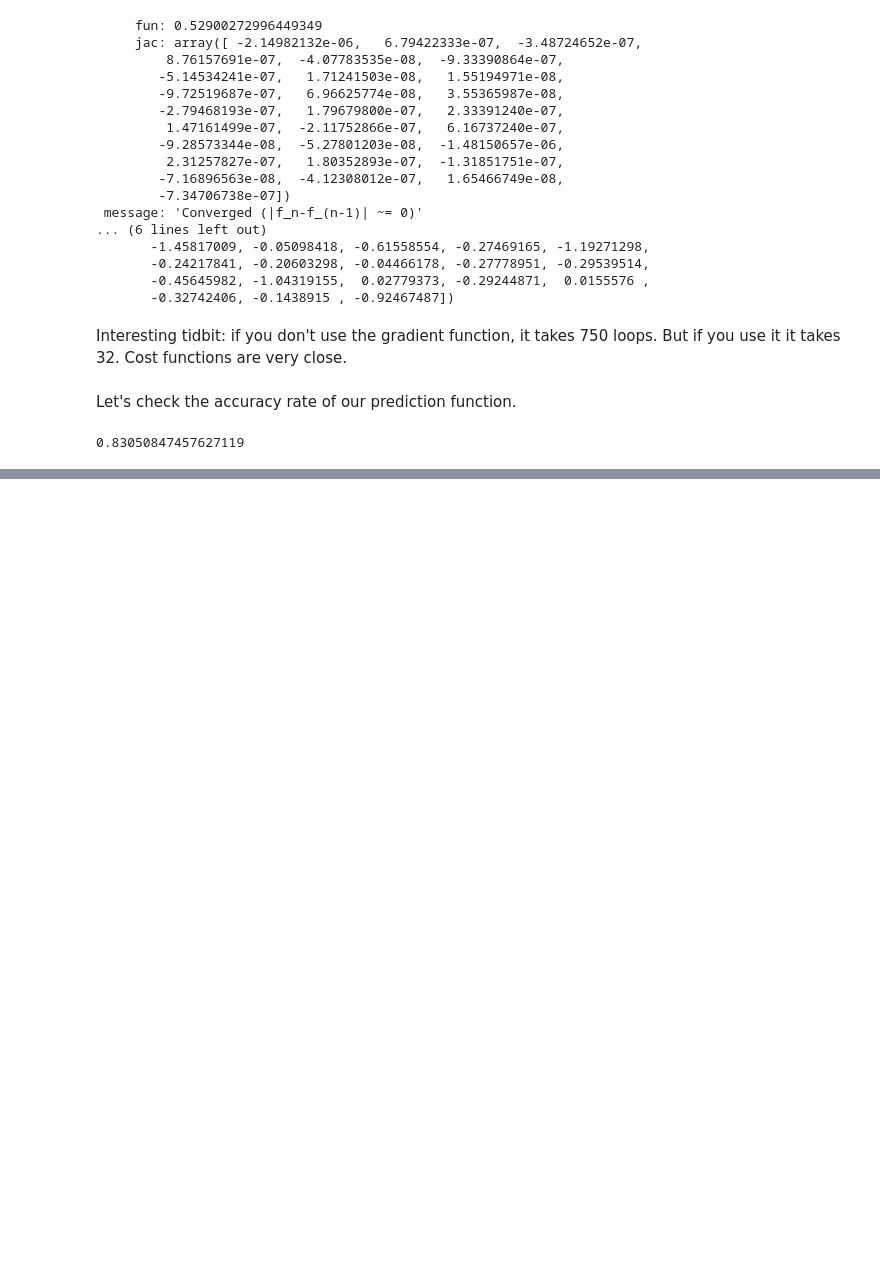
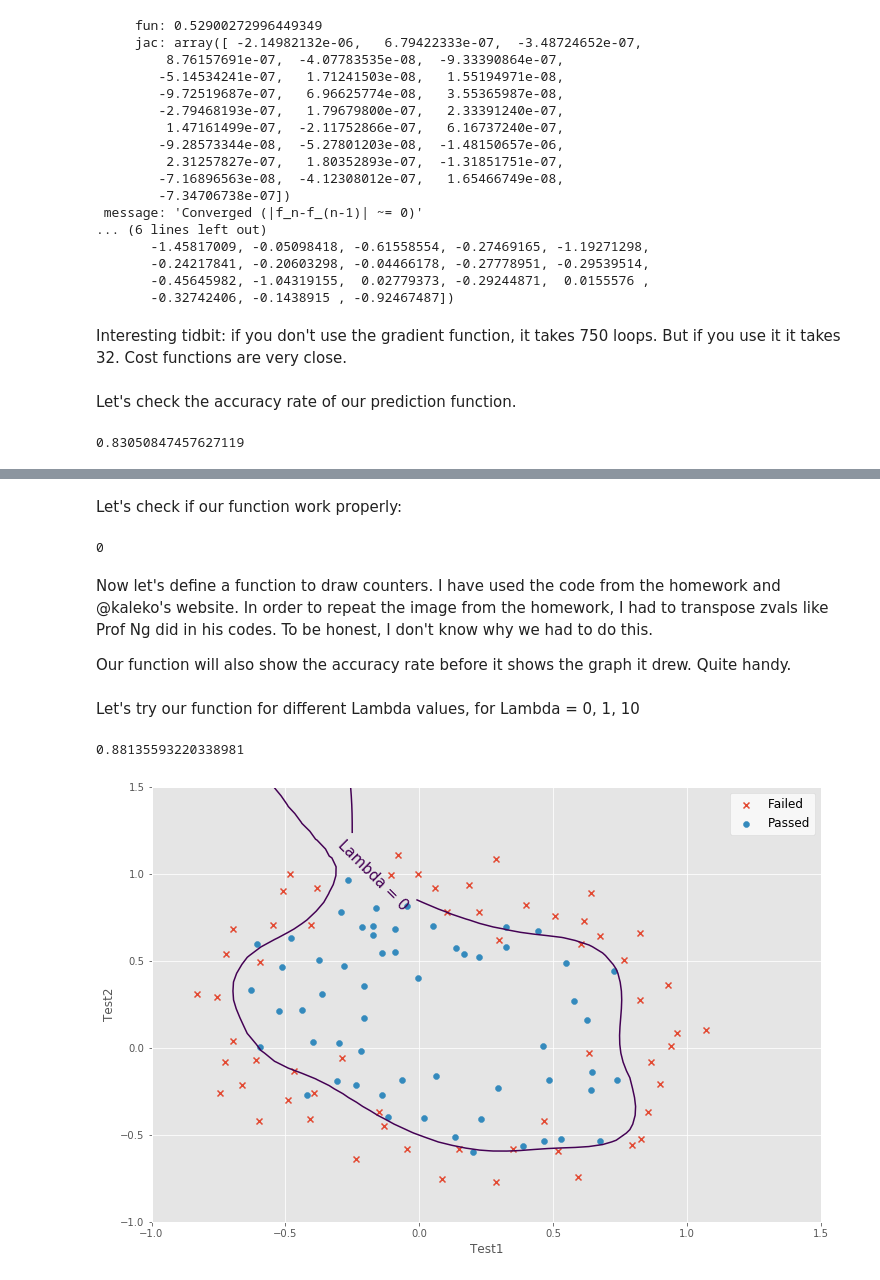
Before and after one commit to alperenevrin/MachineLearniNg, a Jupyter notebook: Ex 2 - Logistic Regression/Logistic Regression with Regularization.ipynb, the cells around one changed output, grey strips where cells are left out. Drawn from its saved outputs; the diff is of its cells as text; code cells hidden in the pictures; blank space fills up the shorter version.

Commit message:
Add the plot for Decision Boundary in Logistic Regression notebook

```diff
--- a/Ex 2 - Logistic Regression/Logistic Regression with Regularization.ipynb
+++ b/Ex 2 - Logistic Regression/Logistic Regression with Regularization.ipynb
@@ -218,0 +248,61 @@ accuracy_rate
+# %% [markdown]
+Let's check if our function work properly:
+# %%
+#The following code checks if there are any non-equal elements.
+np.count_nonzero(MapFeature(X[:,1],X[:,2]) != X)
+# %% [output]
+0
+# %% [markdown]
+Now let's define a function to draw counters. I have used the code from the homework and @kaleko's website. In order to repeat the image from the homework, I had to transpose zvals like Prof Ng did in his codes. To be honest, I don't know why we had to do this.
+
+Our function will also show the accuracy rate before it shows the graph it drew. Quite handy.
+# %%
+def Draw_Contour(X, y, Lambda):
+    #First we need to find optimal Theta
+    theta_initial = np.zeros(X.shape[1])
+    result = opt.minimize(fun=cost_function, method='TNC', jac= gradient,
+                          x0=theta_initial, args=(Lambda, X,y), options={'maxiter':400, 'disp':False})
+
+    theta = result['x']
+    #Next define the grids
+    xvals = np.linspace(-1,1.5,50)
+    yvals = np.linspace(-1,1.5,50)
+    zvals = np.zeros((len(xvals),len(yvals)))
+
+    for i, xv in enumerate(xvals):
+        for j, yv in enumerate(yvals):
+            features = MapFeature(np.array(xv), np.array(yv))
+            zvals[i, j] = np.dot(features, theta)
+    zvals = zvals.transpose()
+    #To be honest I don't know why we transpose but this is the way it is in
+    #the code provided by Professor Ng.
+
+    #Now draw the graph. I reused some code from before.
+    fig, ax = plt.subplots(figsize=(12, 8))
+
+    ax.scatter(X[(y == 0), 1], X[(y == 0), 2], marker='x', label='Failed')
+
+    ax.scatter(X[(y == 1), 1], X[(y == 1), 2], label='Passed')
+
+    mycontour = ax.contour( xvals, yvals, zvals, [0], label="boundary")
+    myfmt = { 0:'Lambda = %d'%Lambda}
+    ax.clabel(mycontour, inline=1, fontsize=15, fmt=myfmt)
+
+
+    ax.legend(frameon = True, fontsize="large", facecolor = "White", framealpha = 0.7)
+    ax.set_xlabel('Test1')
+    ax.set_ylabel('Test2')
+    #Our function will also show the accuracy rate as it draws the graph
+
+    total_corrects = np.sum((y.flatten() == prediction_function(theta, X)))
+    total_dpoints = X.shape[0]
+
+    accuracy_rate = total_corrects/total_dpoints
+    return accuracy_rate
+# %% [markdown]
+Let's try our function for different Lambda values, for Lambda = 0, 1, 10
+# %%
+Draw_Contour(X, y, 0.00001)
+# %% [output]
+0.88135593220338981
+[figure, added]
```
Also changed, not shown: parts of 7 cells of this notebook.
